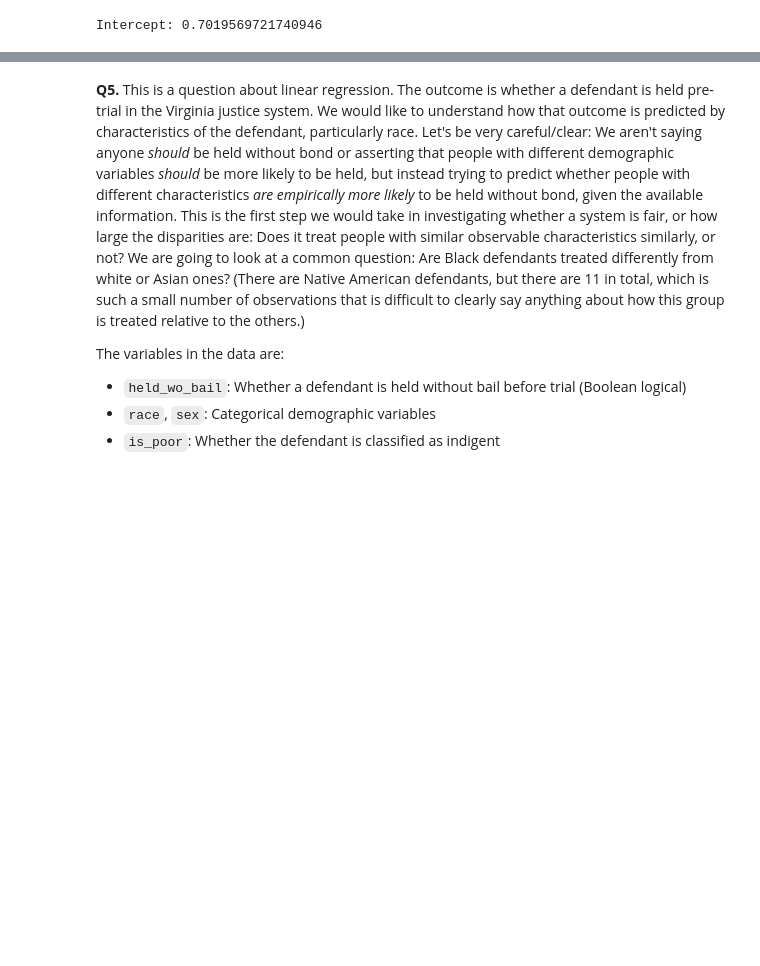
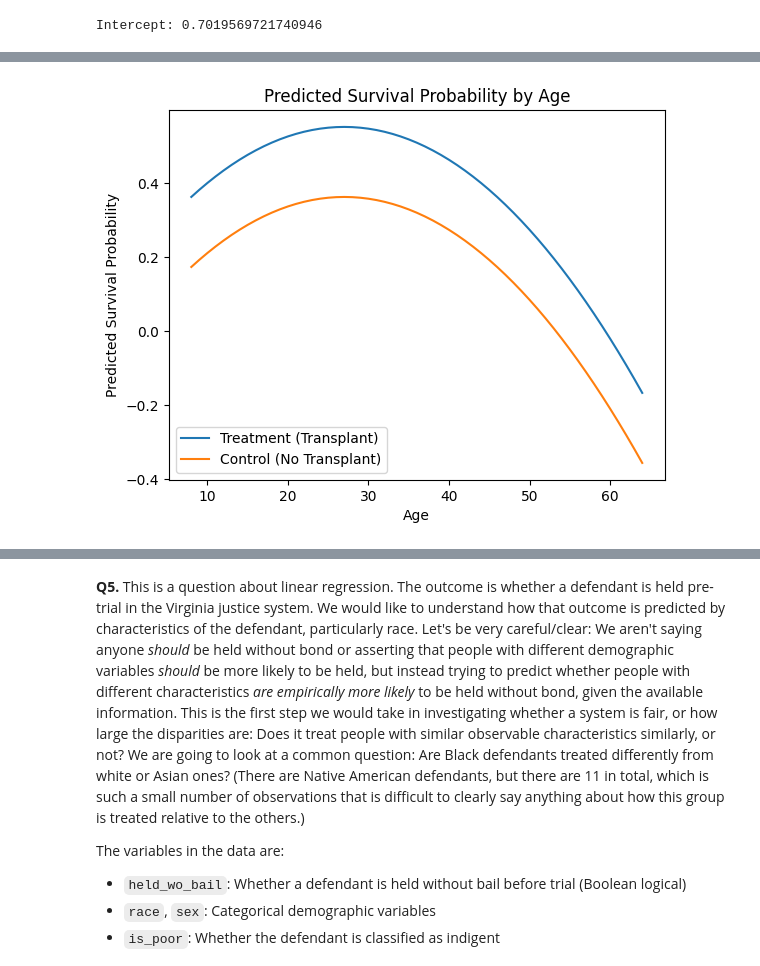
Before and after one commit to KaranRawatUVA/linearModels, a Jupyter notebook: assignment/assignment.ipynb, the cells around one changed output, grey strips where cells are left out. Saved outputs shown, nothing was run; the diff lists cells and outputs as text; code cells hidden in the pictures; blank space fills up the shorter version.

```diff
--- a/assignment/assignment.ipynb
+++ b/assignment/assignment.ipynb
@@ -565,7 +517,15 @@ expander = PolynomialFeatures(degree=2,include_bias=False) # Create the expander
 Z = expander.fit_transform(X) # Pass the df into the expander to get powers/interactions of x and y
 names = expander.get_feature_names_out() # Get the names of these variables
 zdf = pd.DataFrame(data=Z, columns = names) # Create a new, expanded dataframe
-zdf.head()
+display(zdf.head())
+
+
+
+X_train, X_test, y_train, y_test = train_test_split(zdf,y, # Feature and target variables
+                                                    test_size=.2, # Split the sample 80 train/ 20 test
+                                                    random_state=65) # For replication purposes
+
+display(X_train.head())
 # %% [output]
 |  | age | treatment | age^2 | age treatment | treatment^2 |
 | 0 | 53.0 | 0.0 | 2809.0 | 0.0 | 0.0 |
@@ -575,0 +578,32 @@ zdf.head()
+# %%
+ages = np.arange(df4['age'].min(), df4['age'].max() + 1)
+treatment_probs = []
+control_probs = []
+
+for age in ages:
+    X_pred_treatment = pd.DataFrame({'age': [age], 'treatment': [1], 'age^2': [age**2], 'age': [age], 'treatment': [1], 'treatment^2': [1**2]})  # treatment = 1
+    X_pred_control = pd.DataFrame({'age': [age], 'treatment': [0], 'age^2': [age**2], 'age': [age], 'treatment': [0], 'treatment^2': [0**2]})  # treatment = 0
+
+    treatment_prob = reg.predict(X_pred_treatment[data])[0]
+    control_prob = reg.predict(X_pred_control[data])[0]
+
+    treatment_probs.append(treatment_prob)
+    control_probs.append(control_prob)
+
+sns.lineplot(x=ages, y=treatment_probs, label='Treatment (Transplant)')
+sns.lineplot(x=ages, y=control_probs, label='Control (No Transplant)')
+plt.xlabel('Age')
+plt.ylabel('Predicted Survival Probability')
+plt.title('Predicted Survival Probability by Age')
+plt.legend()
+plt.show()
+
+
+# Help from gemini  ^
+
+# For both treatment and control Age initially increases the Suriviability, but
+# at around 25, it starts decreasing the surviability as age increases
+
+# Treatment survivability is larger then control at every point when there age is equal
+# %% [output]
+[figure, added]
```
Also changed, not shown: parts of 4 cells of this notebook.
